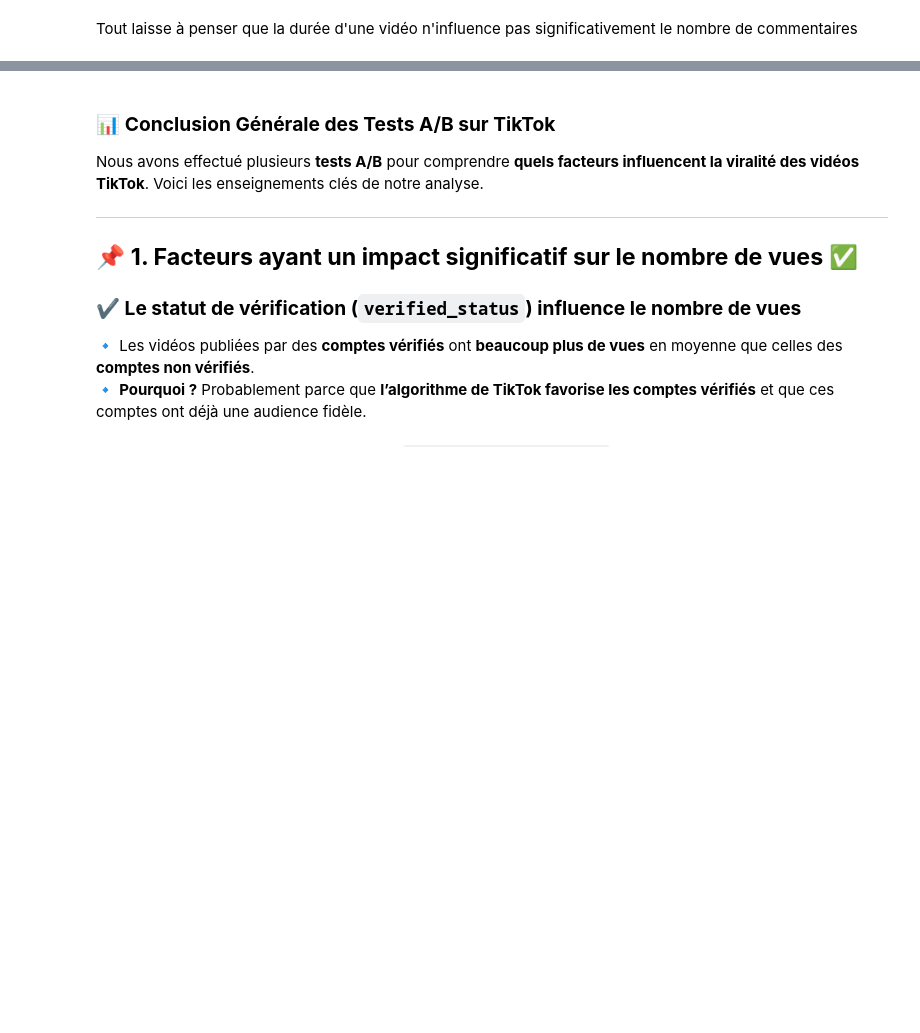
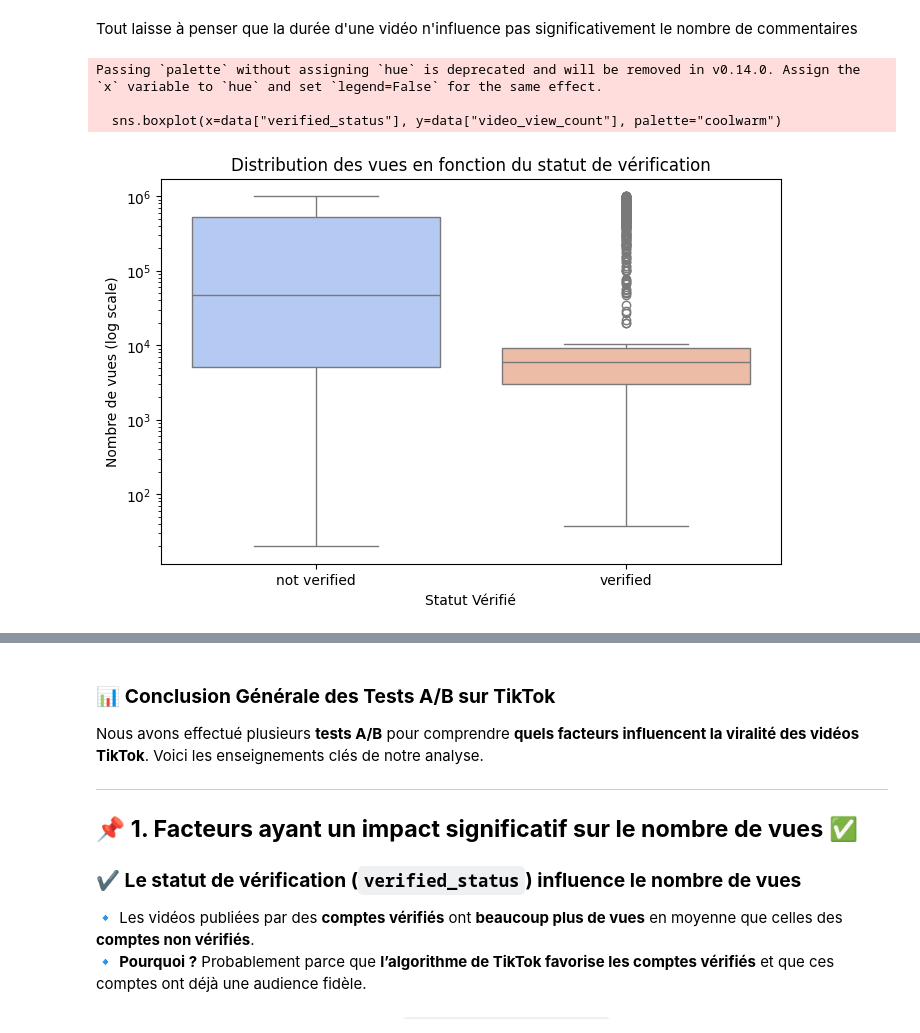
Before and after one commit to Yohannkp/A-B-Testing-Tiktok, a Jupyter notebook: AB Test.ipynb, the cells around one changed output, grey strips where cells are left out. Saved outputs shown, nothing was run; the diff lists cells and outputs as text; code cells hidden in the pictures; blank space fills up the shorter version.

```diff
--- a/AB Test.ipynb
+++ b/AB Test.ipynb
@@ -231,3 +231,17 @@ stats.ttest_ind(courtes, longues, equal_var=False)
 TtestResult(statistic=np.float64(-0.24313058985333078), pvalue=np.float64(0.8079068949242201), df=np.float64(18746.40183808155))
 # %% [markdown]
 Tout laisse à penser que la durée d'une vidéo n'influence pas significativement le nombre de commentaires
+# %%
+
+plt.figure(figsize=(8,5))
+sns.boxplot(x=data["verified_status"], y=data["video_view_count"], palette="coolwarm")
+plt.yscale("log")  # Pour mieux visualiser si les valeurs sont très dispersées
+plt.title("Distribution des vues en fonction du statut de vérification")
+plt.xlabel("Statut Vérifié")
+plt.ylabel("Nombre de vues (log scale)")
+plt.show()
+# %% [output]
+Passing `palette` without assigning `hue` is deprecated and will be removed in v0.14.0. Assign the `x` variable to `hue` and set `legend=False` for the same effect.
+
+  sns.boxplot(x=data["verified_status"], y=data["video_view_count"], palette="coolwarm")
+[figure, added]
```
Also changed, not shown: parts of 3 cells of this notebook, 1 other file.
